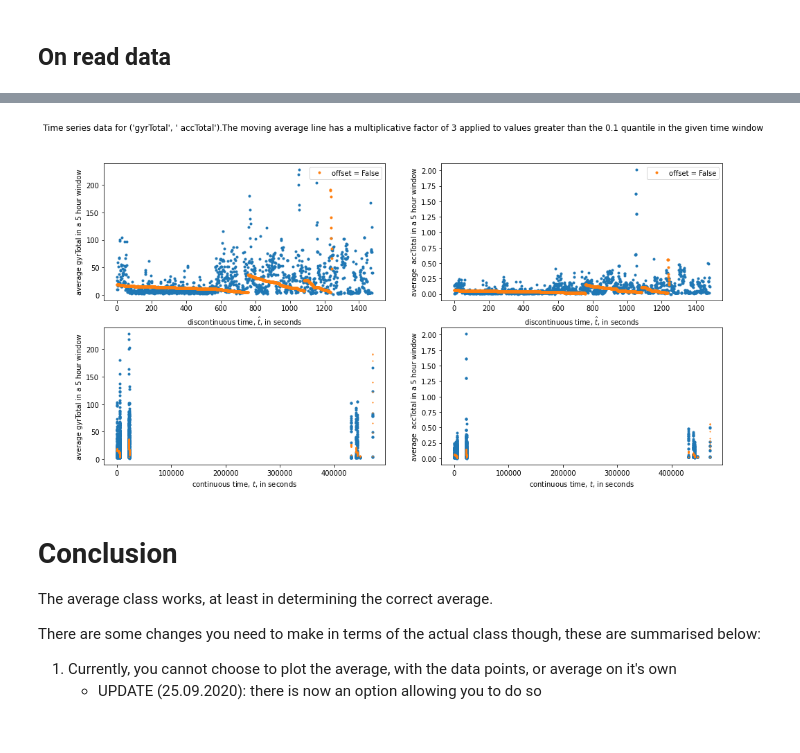
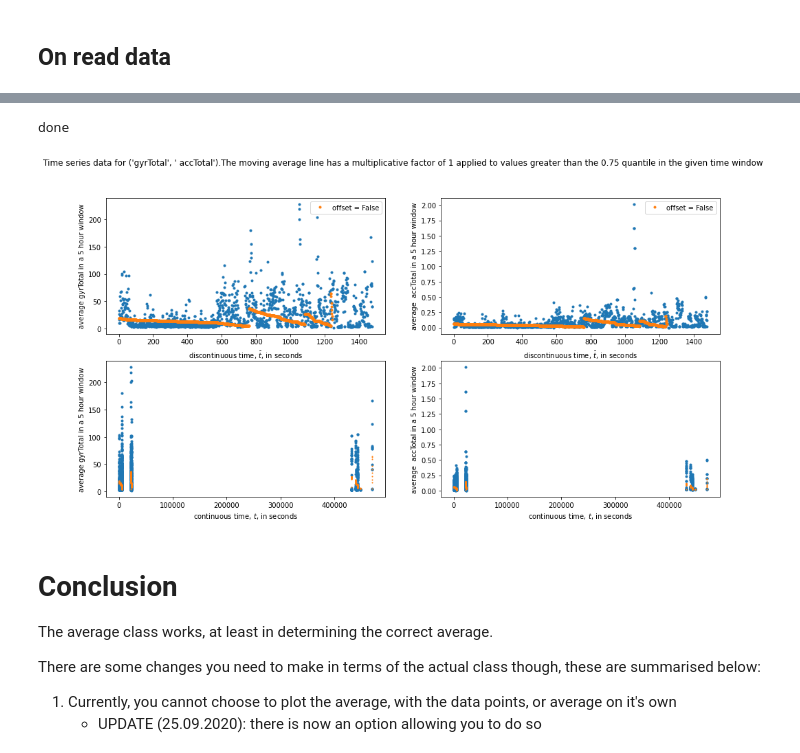
Before and after one commit to namiyousef/Kin-Keepers, a Jupyter notebook: Anomaly Detection in Significant Movements/Temporary_changes_from_Bitbucket/AnomalyDetection_7_MovingAverage_Refinement_2.ipynb, the cells around one changed output, grey strips where cells are left out. Saved outputs shown, nothing was run; the diff lists cells and outputs as text; code cells hidden in the pictures.

```diff
--- a/Anomaly Detection in Significant Movements/Temporary_changes_from_Bitbucket/AnomalyDetection_7_MovingAverage_Refinement_2.ipynb
+++ b/Anomaly Detection in Significant Movements/Temporary_changes_from_Bitbucket/AnomalyDetection_7_MovingAverage_Refinement_2.ipynb
@@ -319,11 +318,12 @@ done
 # %%
-m_avg_instance = moving_avg(weight = (3,0.1))
+m_avg_instance = moving_avg(weight = (1,0.75))
 for item in dfs[0][['gyrTotal','accTotal','date']].values.tolist():
     avg_instance = average(item[0:2],item[2])
 #m_avg_instance.average()
 m_avg_instance.plot(plot_original=True)
 # %% [output]
+done
-[figure, old version]
+[figure, new version]
 # %% [markdown]
 # Conclusion
 
```
Also changed, not shown: parts of 1 cell of this notebook.
